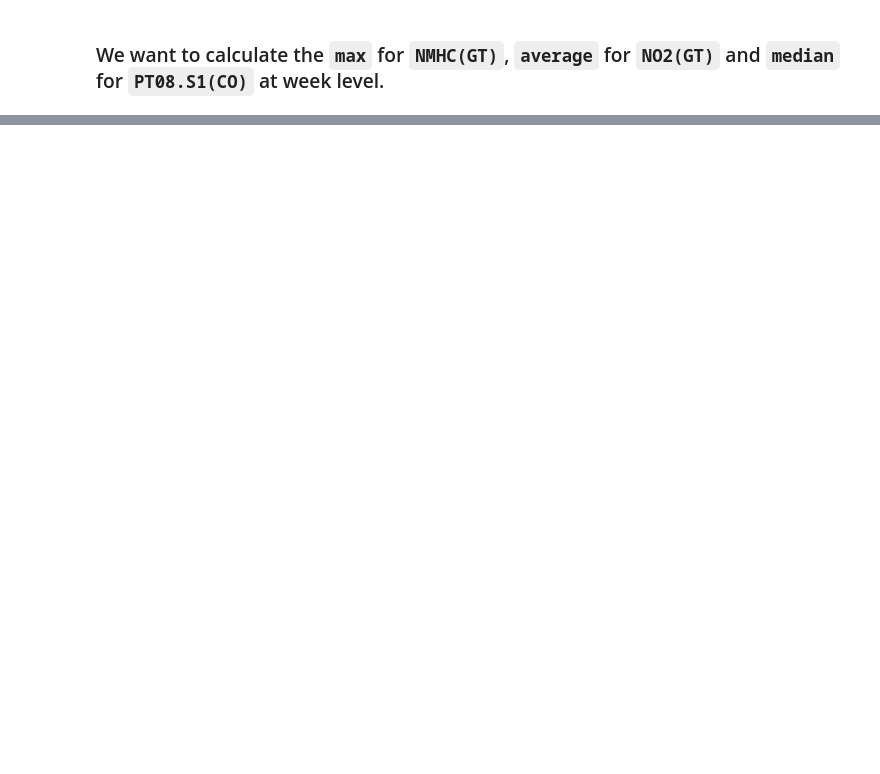
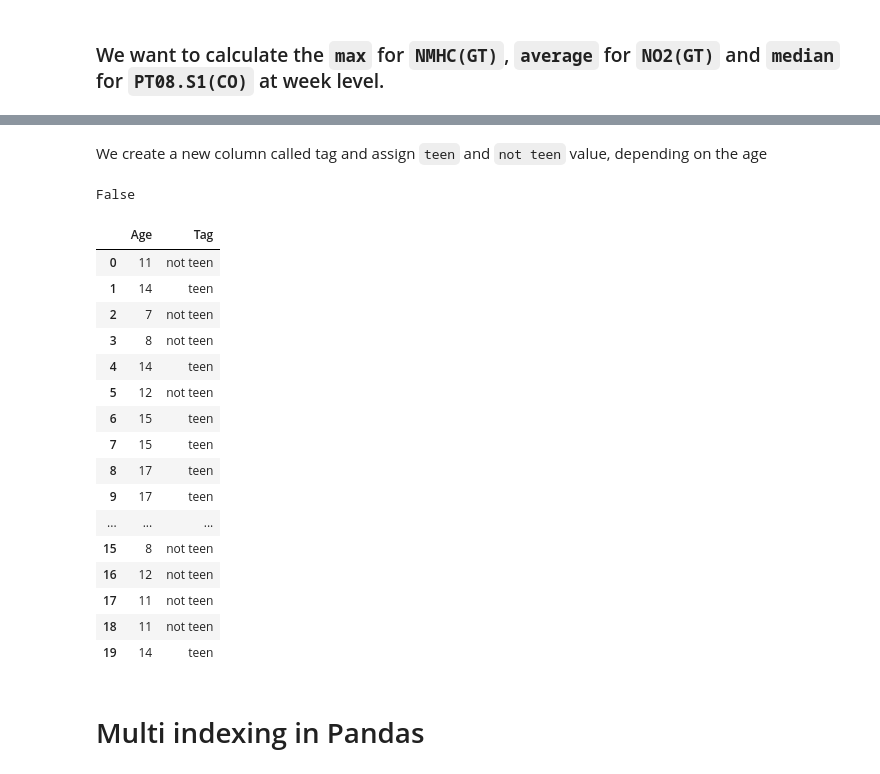
Before and after one commit to ltoco/Data-analysis-basics, a Jupyter notebook: pandas_advanced.ipynb, the cells around one changed output, grey strips where cells are left out. Cells and saved outputs as stored; diff of their text form; code cells hidden in the pictures; blank space fills up the shorter version.

Commit message:
Multi-indexing added

```diff
--- a/pandas_advanced.ipynb
+++ b/pandas_advanced.ipynb
@@ -537,0 +725,2 @@ date_data.loc[:, ["NMHC(GT)", "NO2(GT)", "PT08.S1(CO)"]].resample("W").agg({"NMH
+# %%
+school_data = pd.DataFrame({'Age': np.random.randint(5, 19, 20)})
@@ -537,0 +736,29 @@ date_data.loc[:, ["NMHC(GT)", "NO2(GT)", "PT08.S1(CO)"]].resample("W").agg({"NMH
+# %% [markdown]
+We create a new column called tag and assign `teen` and `not teen` value, depending on the age
+# %%
+9 in range(1, 5)
+# %% [output]
+False
+# %%
+school_data['Tag'] = np.where((school_data["Age"] >= 13) & (school_data["Age"] <= 19), "teen", "not teen")
+school_data
+# %% [output]
+|  | Age | Tag |
+| 0 | 11 | not teen |
+| 1 | 14 | teen |
+| 2 | 7 | not teen |
+| 3 | 8 | not teen |
+| 4 | 14 | teen |
+| 5 | 12 | not teen |
+| 6 | 15 | teen |
+| 7 | 15 | teen |
+| 8 | 17 | teen |
+| 9 | 17 | teen |
+| ... | ... | ... |
+| 15 | 8 | not teen |
+| 16 | 12 | not teen |
+| 17 | 11 | not teen |
+| 18 | 11 | not teen |
+| 19 | 14 | teen |
+# %% [markdown]
+# Multi indexing in Pandas
```
Also changed, not shown: parts of 69 cells of this notebook.
